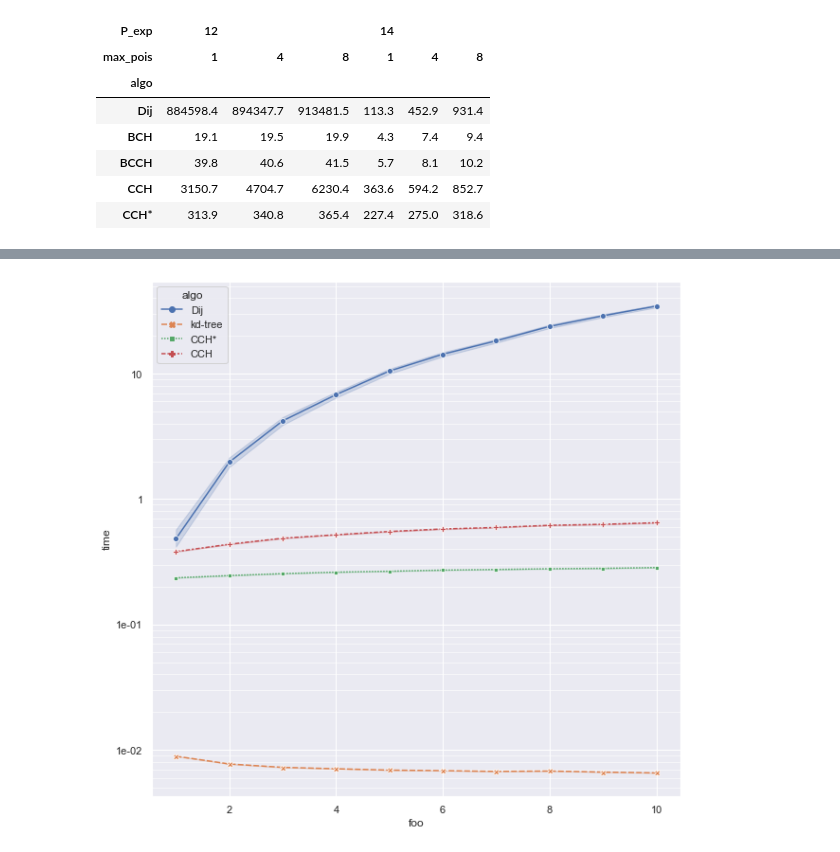
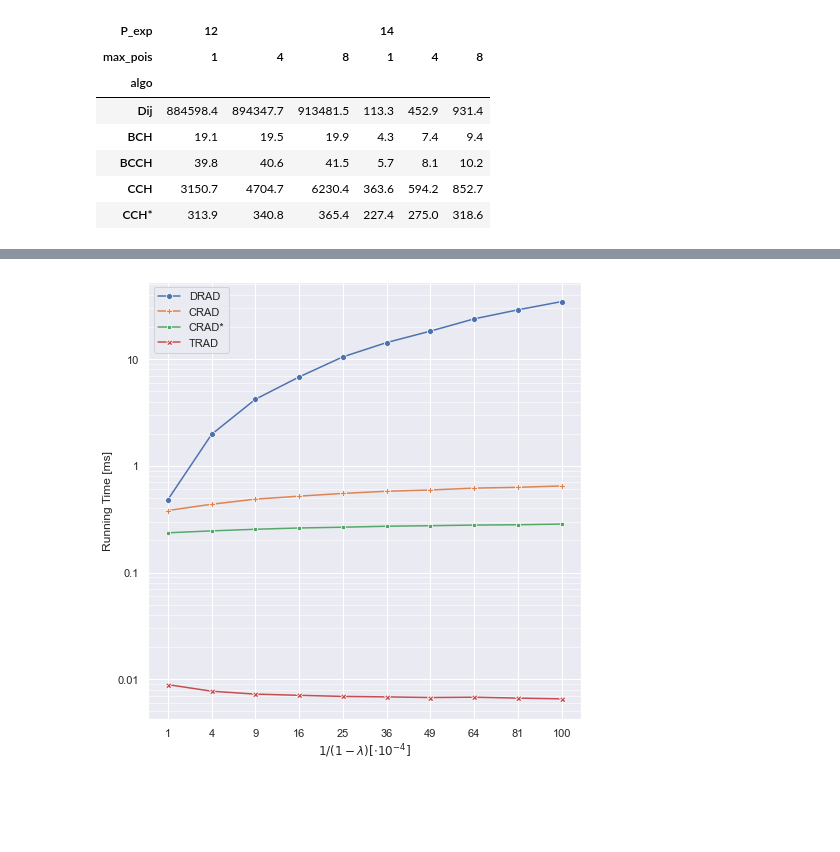
Before and after one commit to kit-algo/ch_potentials, a Jupyter notebook: eval/kNN CCH.ipynb, the cells around one changed output, grey strips where cells are left out. Drawn from its saved outputs; the diff is of its cells as text; code cells hidden in the pictures; blank space fills up the shorter version.

```diff
--- a/eval/kNN CCH.ipynb
+++ b/eval/kNN CCH.ipynb
@@ -80,9 +83,12 @@ for algo in ['Dij', 'BCH', 'BCCH', 'CCH*']:
     data['algo'] = algo.replace('*', '') + ' select'
     times.append(data)
     data = pd.read_csv(base + f"SEA21_improved/POIs/VaryingBallSize_{algo.replace('*', '')}.query.csv")
-    data['phase'] = 'query'
-    data['family'] = algo
-    data['algo'] = algo + ' query'
+    if algo == 'CCH*':
+        data['phase'] = 'query*'
+    else:
+        data['phase'] = 'query'
+    data['family'] = algo.replace('*', '')
+    data['algo'] = algo.replace('*', '') + ' query'
     times.append(data)
 for algo in ['CCH']:
     data = pd.read_csv(base + f"SEA21/POIs/VaryingBallSize_{algo.replace('*', '')}.index.csv")
@@ -113,20 +129,23 @@ for algo in ['Dij', 'BCH', 'BCCH', 'CCH*']:
     data = pd.read_csv(base + f"SEA21_improved/POIs/VaryingPOISetSize_{algo.replace('*', '')}.index.csv")
     data['phase'] = 'select'
     data['family'] = algo.replace('*', '')
-    data['algo'] = algo.replace('*', '') + ' select'
+    data['algo'] = algo + ' select'
     times.append(data)
     data = pd.read_csv(base + f"SEA21_improved/POIs/VaryingPOISetSize_{algo.replace('*', '')}.query.csv")
-    data['phase'] = 'query'
-    data['family'] = algo
+    if algo == 'CCH*':
+        data['phase'] = 'query*'
+    else:
+        data['phase'] = 'query'
+    data['family'] = algo.replace('*', '')
     data['algo'] = algo + ' query'
     times.append(data)
 for algo in ['CCH']:
-    data = pd.read_csv(base + f"SEA21/POIs/VaryingPOISetSize_{algo.replace('*', '')}.index.csv")
+    data = pd.read_csv(base + f"SEA21/POIs/VaryingPOISetSize_{algo}.index.csv")
     data['phase'] = 'select'
     data['family'] = algo
     data['algo'] = algo + ' select'
     times.append(data)
-    data = pd.read_csv(base + f"SEA21/POIs/VaryingPOISetSize_{algo.replace('*', '')}.query.csv")
+    data = pd.read_csv(base + f"SEA21/POIs/VaryingPOISetSize_{algo}.query.csv")
     data['phase'] = 'query'
     data['family'] = algo
     data['algo'] = algo + ' query'
@@ -160,10 +188,17 @@ for i in range(1, 11):
 demands = pd.concat(demands, ignore_index=True)
 demands['time'] = demands['calculation_time'] / 1000000
 # %%
-plt.figure(figsize=(10,10))
-plot = sns.lineplot(data=demands, x='foo', y='time', hue='algo', style='algo', markers=True)
+plt.figure(figsize=(7,7))
+plot = sns.lineplot(data=demands, x='foo', y='time', hue='algo', hue_order=['Dij', 'CCH', 'CCH*', 'kd-tree'], style='algo', dashes=False, markers=True, ci=None)
+plot.set_xlabel(R'$1/(1-\lambda) [\cdot 10^{-4}]$')
+plot.set_ylabel('Running Time [ms]')
 plot.set_yscale('log')
 plt.grid(True, which="minor", linewidth=0.6)
-plot.yaxis.set_major_formatter(mpl.ticker.LogFormatter())
+plot.yaxis.set_major_formatter(mpl.ticker.FuncFormatter(lambda val, pos: f"{val if val < 1.0 else int(val)}"))
+plot.xaxis.set_major_formatter(mpl.ticker.FuncFormatter(lambda val, pos: f"{int(val * val)}"))
+plot.xaxis.set_major_locator(mpl.ticker.MaxNLocator(11))
+plt.legend(labels=['DRAD', 'CRAD', 'CRAD*', 'TRAD'], title=None)
+plt.tight_layout()
+plot.get_figure().savefig('../paper/fig/knn_demands.pdf')
 # %% [output]
-[figure, old version]
+[figure, new version]
```
Also changed, not shown: parts of 4 cells of this notebook, 4 other files.
